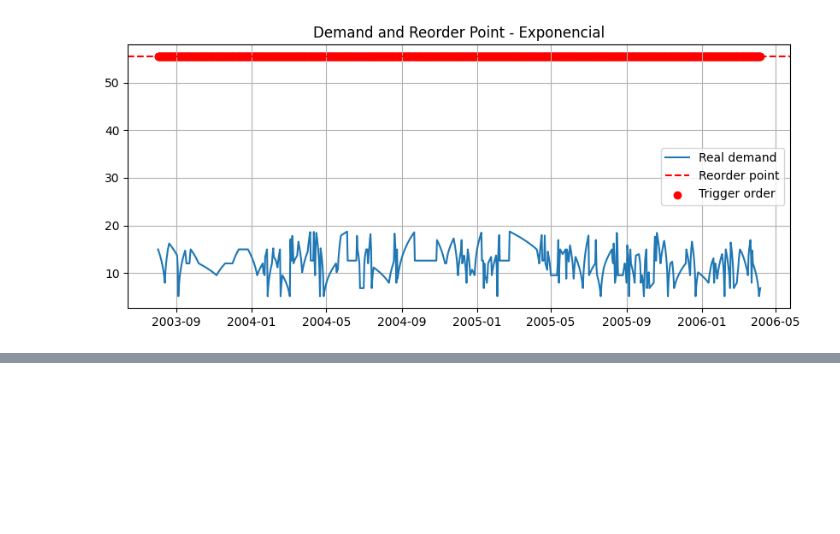
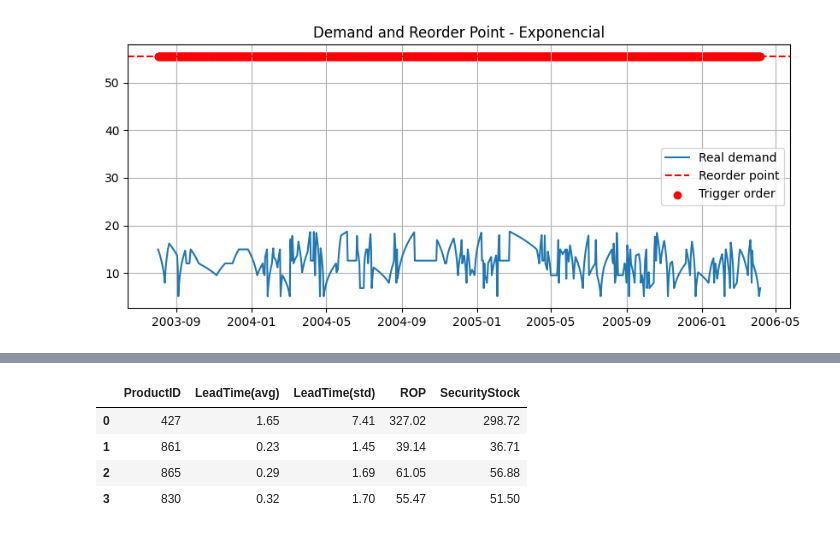
Before and after one commit to carlotagordillo2/final-proyect, a Jupyter notebook: ML/stock_function.ipynb, the cells around one changed output, grey strips where cells are left out. Cells and saved outputs as stored; diff of their text form; code cells hidden in the pictures; blank space fills up the shorter version.

```diff
--- a/ML/stock_function.ipynb
+++ b/ML/stock_function.ipynb
@@ -508,0 +524,9 @@ rop_por_producto, security_stocks, fechas_reposicion = f.security_stock(sales, l
+# %%
+df_rop = pd.DataFrame(data)
+df_rop
+# %% [output]
+|  | ProductID | LeadTime(avg) | LeadTime(std) | ROP | SecurityStock |
+| 0 | 427 | 1.65 | 7.41 | 327.02 | 298.72 |
+| 1 | 861 | 0.23 | 1.45 | 39.14 | 36.71 |
+| 2 | 865 | 0.29 | 1.69 | 61.05 | 56.88 |
+| 3 | 830 | 0.32 | 1.70 | 55.47 | 51.50 |
```
Also changed, not shown: parts of 5 cells of this notebook, 12 other files.
